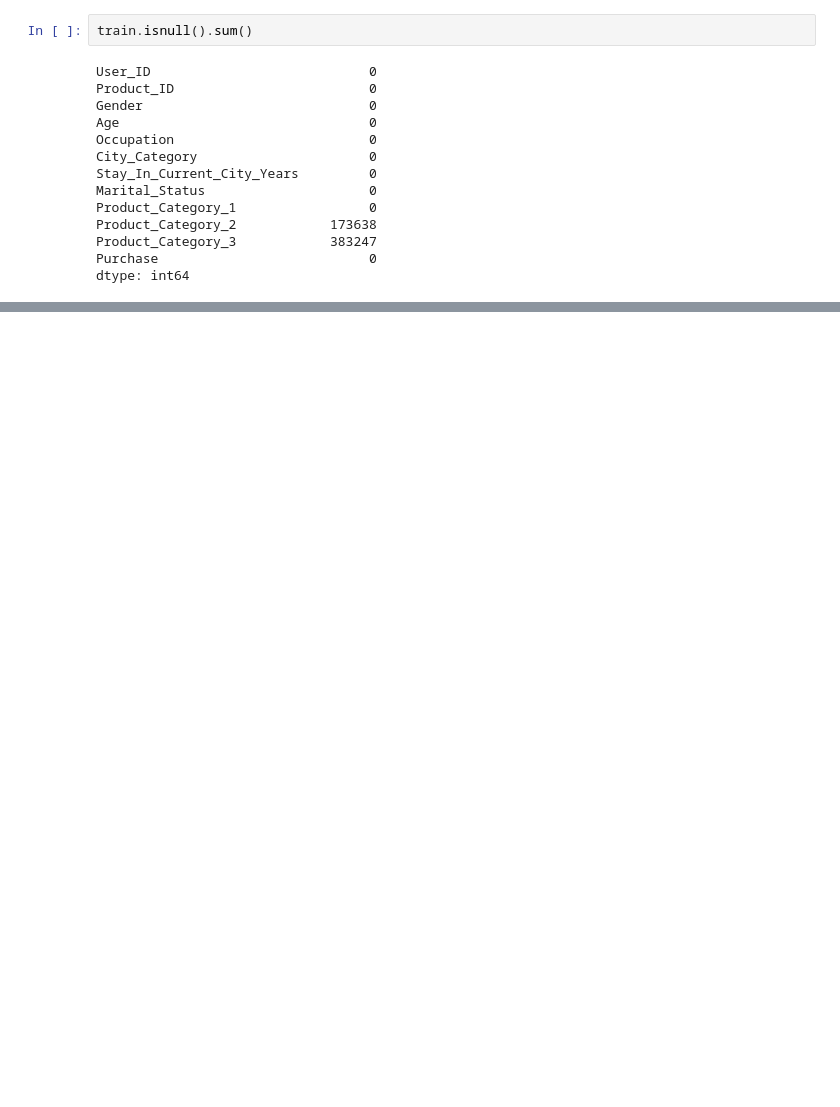
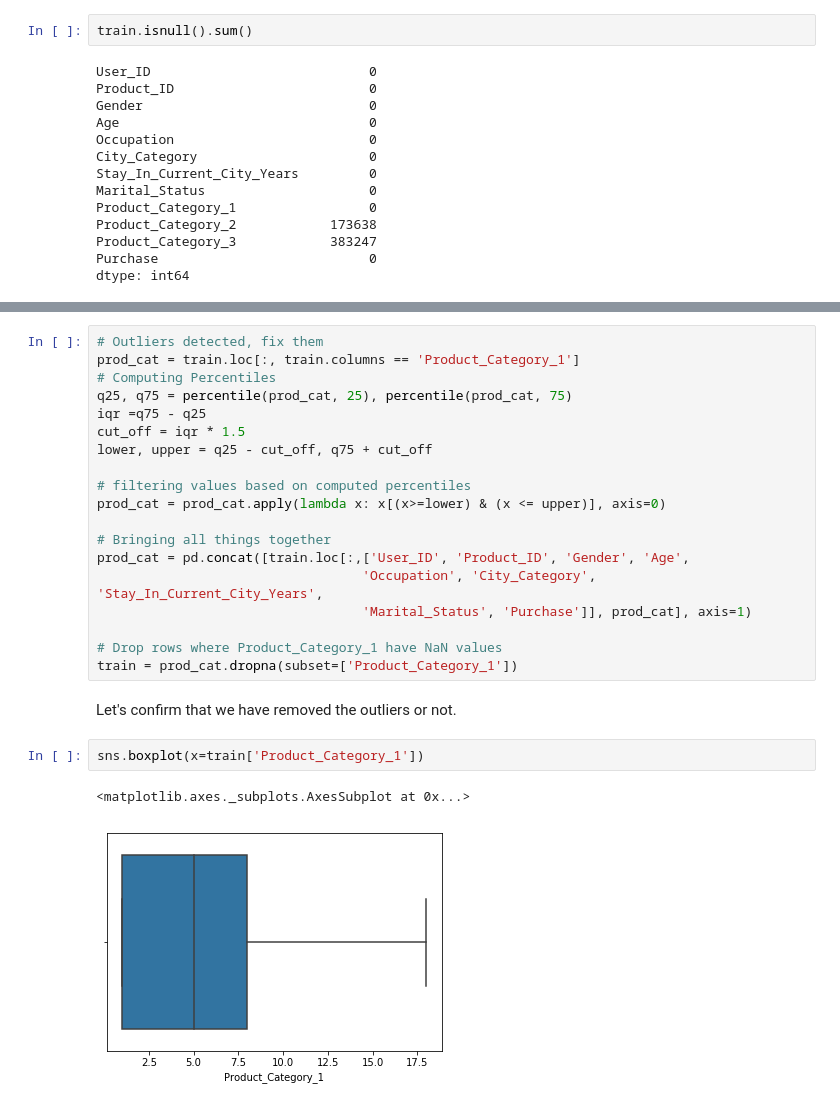
Before and after one commit to shehzadahmedqureshi/portfolio, a Jupyter notebook: black_friday/black_friday.ipynb, the cells around one changed output, grey strips where cells are left out. Drawn from its saved outputs; the diff is of its cells as text; blank space fills up the shorter version.

```diff
--- a/black_friday/black_friday.ipynb
+++ b/black_friday/black_friday.ipynb
@@ -45,0 +69,26 @@ Here, Product_Category_1 and Product_Category_2 have missing values. But, I'm no
+# %%
+# Outliers detected, fix them
+prod_cat = train.loc[:, train.columns == 'Product_Category_1']
+# Computing Percentiles
+q25, q75 = percentile(prod_cat, 25), percentile(prod_cat, 75)
+iqr =q75 - q25
+cut_off = iqr * 1.5
+lower, upper = q25 - cut_off, q75 + cut_off
+
+# filtering values based on computed percentiles
+prod_cat = prod_cat.apply(lambda x: x[(x>=lower) & (x <= upper)], axis=0)
+
+# Bringing all things together
+prod_cat = pd.concat([train.loc[:,['User_ID', 'Product_ID', 'Gender', 'Age',
+                                  'Occupation', 'City_Category', 'Stay_In_Current_City_Years',
+                                  'Marital_Status', 'Purchase']], prod_cat], axis=1)
+
+# Drop rows where Product_Category_1 have NaN values
+train = prod_cat.dropna(subset=['Product_Category_1'])
+# %% [markdown]
+Let's confirm that we have removed the outliers or not.
+# %%
+sns.boxplot(x=train['Product_Category_1'])
+# %% [output]
+<matplotlib.axes._subplots.AxesSubplot at 0x...>
+[figure, added]
```
Also changed, not shown: parts of 26 cells of this notebook.
